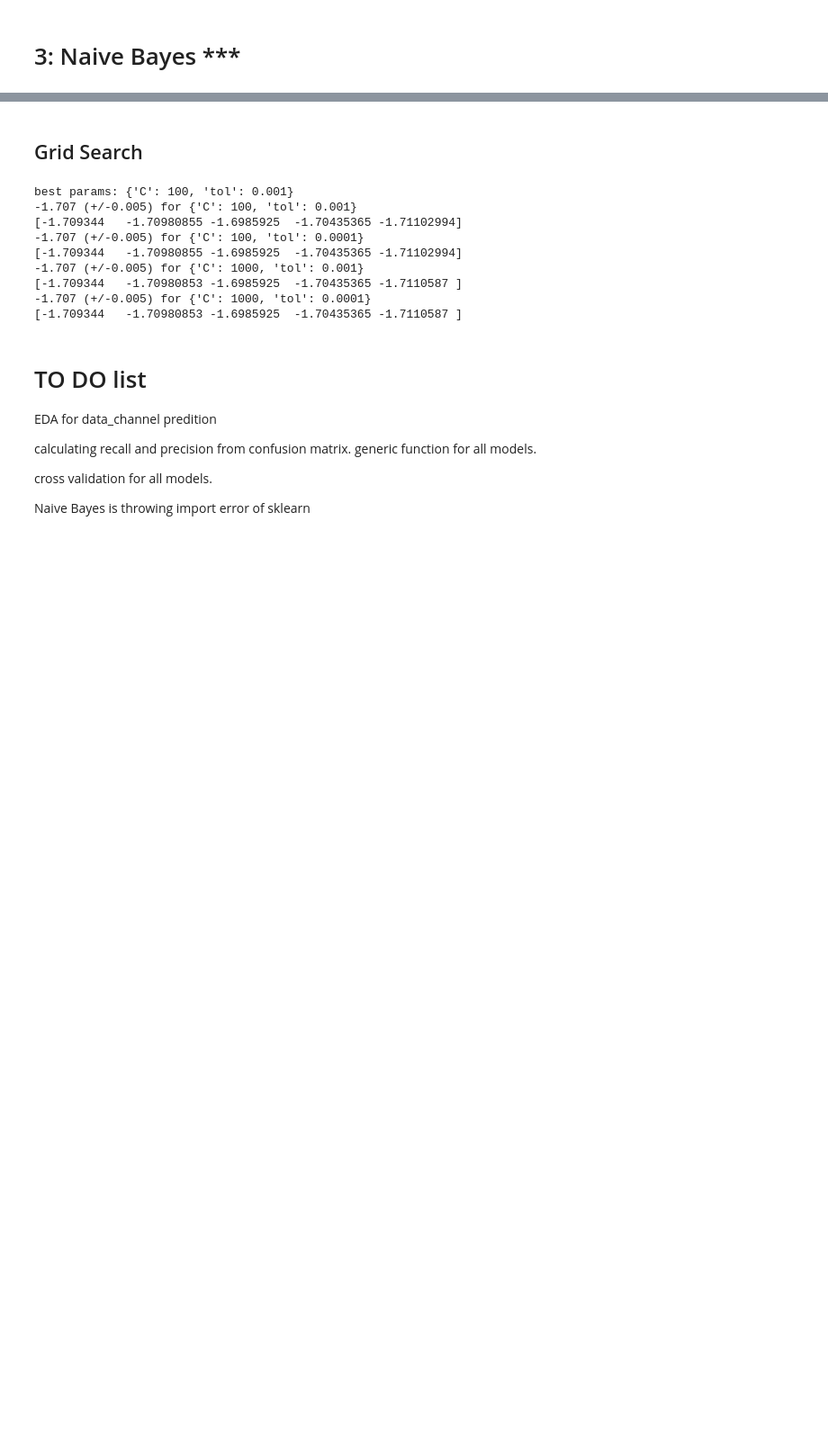
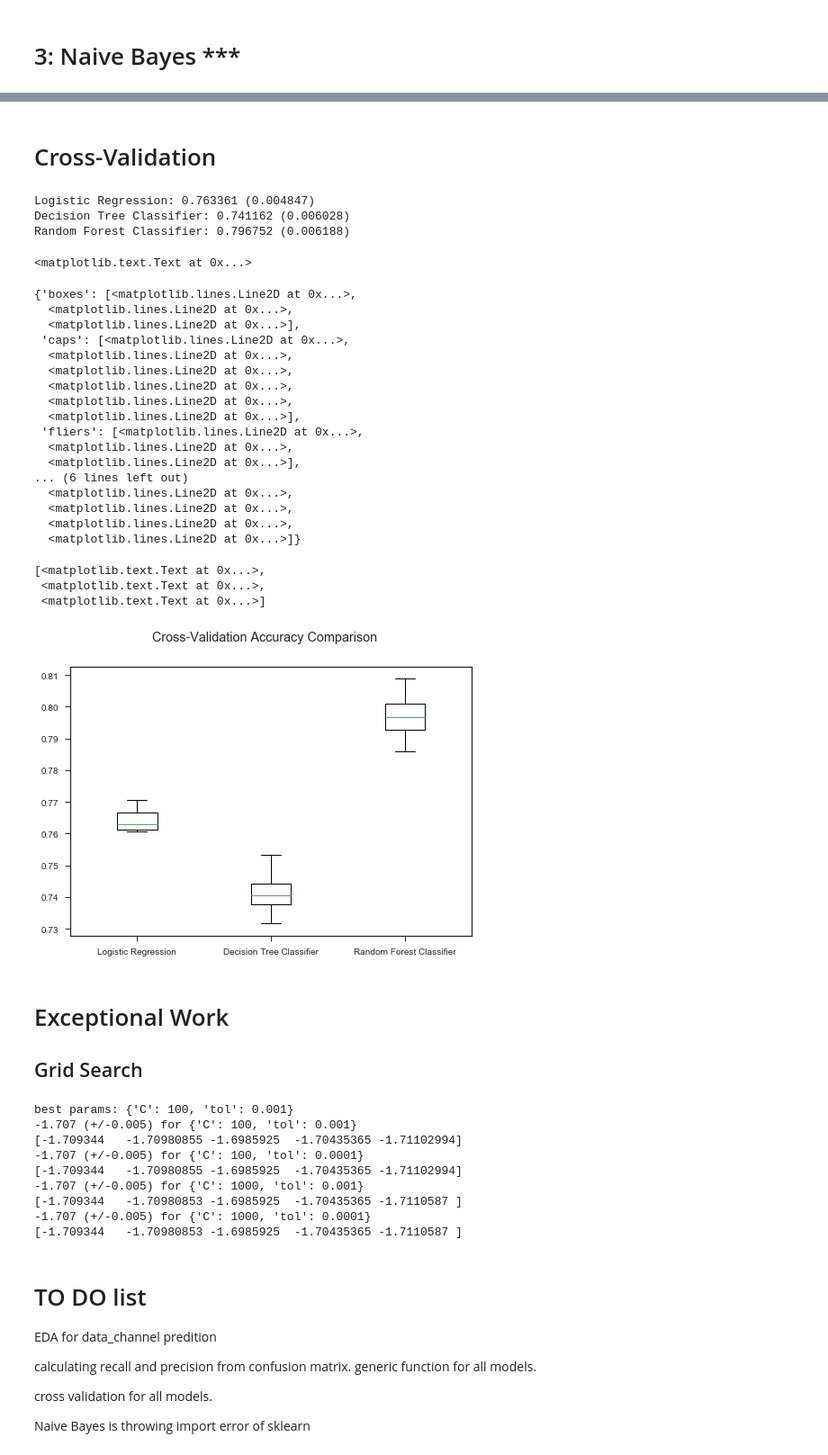
Before and after one commit to bici-sancta/mashable, a Jupyter notebook: data_channel_classification/Lab_02_task_02_2017.10.25.ipynb, the cells around one changed output, grey strips where cells are left out. Shown at 90% size. Drawn from its saved outputs; the diff is of its cells as text; code cells hidden in the pictures; blank space fills up the shorter version.

```diff
--- a/data_channel_classification/Lab_02_task_02_2017.10.25.ipynb
+++ b/data_channel_classification/Lab_02_task_02_2017.10.25.ipynb
@@ -532,0 +528,8 @@ i_index = 0
+# %%
+# set required variables for model comparison
+comparison_tbl = pd.DataFrame(columns = ['Model Name','Accuracy','Precision','Recall','FScore','Processing Time'])
+i_index=[]
+i_index = 0
+
+# preparation for cross validation and model comparison, each classifier is appended once model is fit
+models = []
@@ -851,4 +800,54 @@ MultinomialNB(alpha=1.0, class_prior=None, fit_prior=True)
+# %% [markdown]
+# Cross-Validation
+# %%
+from sklearn import model_selection
+# evaluate each model in turn
+results = []
+names = []
+scoring = 'accuracy'
+for name, model in models:
+	cv_results = model_selection.cross_val_score(model,X_train_scaled, y_train, cv=10, scoring=scoring)
+	results.append(cv_results)
+	names.append(name)
+	msg = "%s: %f (%f)" % (name, cv_results.mean(), cv_results.std())
+	print(msg)
+# %% [output]
+Logistic Regression: 0.763361 (0.004847)
+Decision Tree Classifier: 0.741162 (0.006028)
+Random Forest Classifier: 0.796752 (0.006188)
+# %%
+# boxplot accuracy comparison
+fig = plt.figure()
+fig.suptitle('Cross-Validation Accuracy Comparison')
+ax = fig.add_subplot(111)
+plt.boxplot(results)
+ax.set_xticklabels(names)
+plt.show()
+# %% [output]
+<matplotlib.text.Text at 0x...>
+{'boxes': [<matplotlib.lines.Line2D at 0x...>,
+  <matplotlib.lines.Line2D at 0x...>,
+  <matplotlib.lines.Line2D at 0x...>],
+ 'caps': [<matplotlib.lines.Line2D at 0x...>,
+  <matplotlib.lines.Line2D at 0x...>,
+  <matplotlib.lines.Line2D at 0x...>,
+  <matplotlib.lines.Line2D at 0x...>,
+  <matplotlib.lines.Line2D at 0x...>,
+  <matplotlib.lines.Line2D at 0x...>],
+ 'fliers': [<matplotlib.lines.Line2D at 0x...>,
+  <matplotlib.lines.Line2D at 0x...>,
+  <matplotlib.lines.Line2D at 0x...>],
+... (6 lines left out)
+  <matplotlib.lines.Line2D at 0x...>,
+  <matplotlib.lines.Line2D at 0x...>,
+  <matplotlib.lines.Line2D at 0x...>,
+  <matplotlib.lines.Line2D at 0x...>]}
+[<matplotlib.text.Text at 0x...>,
+ <matplotlib.text.Text at 0x...>,
+ <matplotlib.text.Text at 0x...>]
+[figure, added]
 # %% [markdown]
+# 	Exceptional Work
 ## Grid Search
 # %%
 from sklearn.grid_search import GridSearchCV
```
Also changed, not shown: parts of 17 cells of this notebook.
